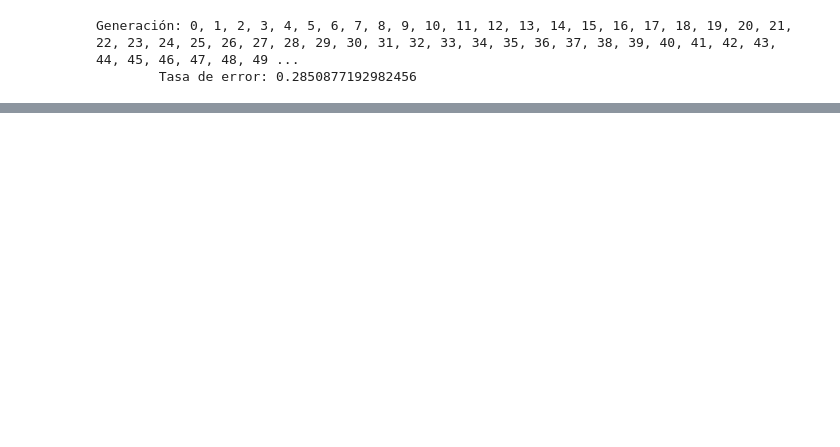
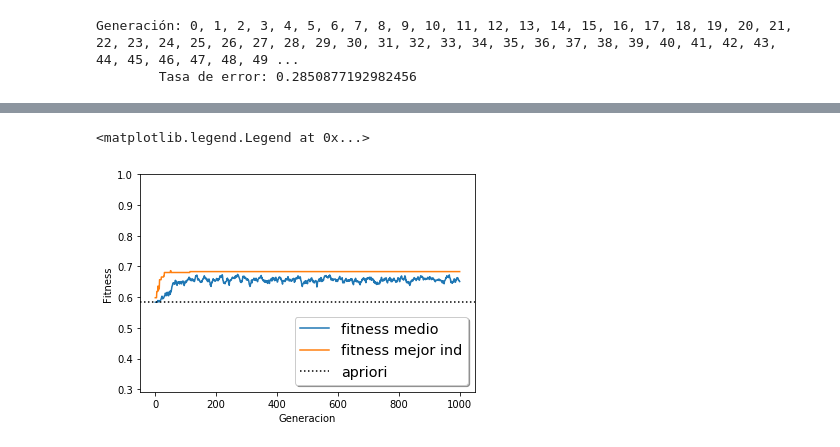
Before and after one commit to ArturoBlazquez/FAA, a Jupyter notebook: P3/Practica 3.ipynb, the cells around one changed output, grey strips where cells are left out. Saved outputs shown, nothing was run; the diff lists cells and outputs as text; code cells hidden in the pictures; blank space fills up the shorter version.

Commit message:
Ploteo de fitness medio y fitness del mejor individuo

```diff
--- a/P3/Practica 3.ipynb
+++ b/P3/Practica 3.ipynb
@@ -108,0 +96,12 @@ example1:
+# %%
+import matplotlib.pyplot as mp
+mp.plot(ag.stats[:,0], label='fitness medio')
+mp.plot(ag.stats[:,1], label='fitness mejor ind')
+mp.axhline(y=ag.fitness_apriori, label='apriori', color='black', linestyle=':')
+mp.xlabel('Generacion')
+mp.ylabel('Fitness')
+mp.ylim(ag.fitness_apriori/2,1.0)
+mp.legend(loc='lower right', shadow=True, fontsize='x-large')
+# %% [output]
+<matplotlib.legend.Legend at 0x...>
+[figure, added]
```
Also changed, not shown: parts of 3 cells of this notebook.
